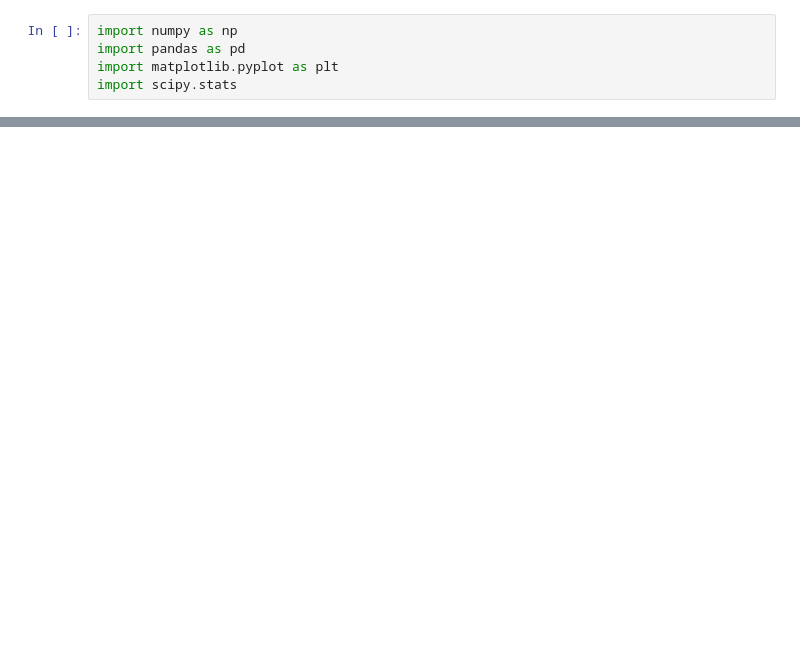
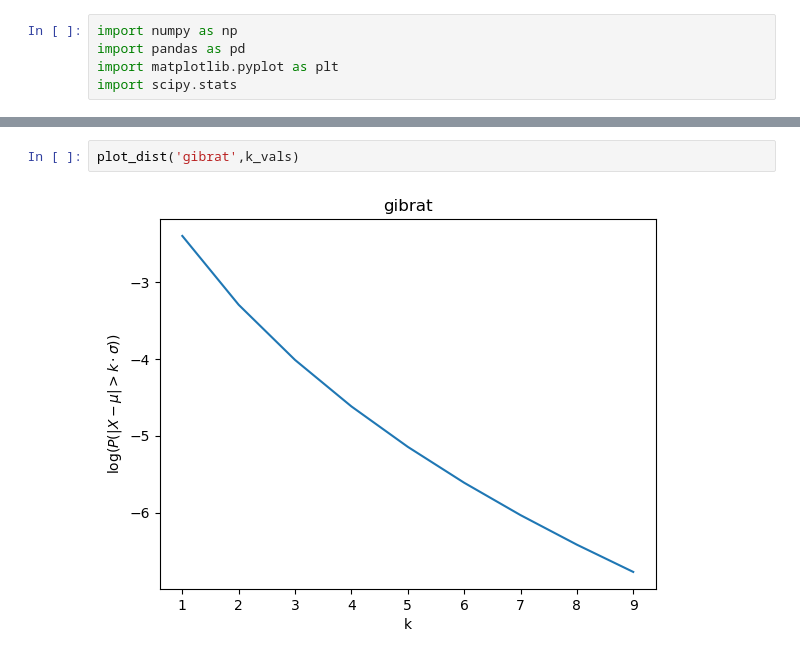
Before and after one commit to maxspiv/Advanced-Probability, a Jupyter notebook: AP Day 35.ipynb, the cells around one changed output, grey strips where cells are left out. Saved outputs shown, nothing was run; the diff lists cells and outputs as text; blank space fills up the shorter version.

```diff
--- a/AP Day 35.ipynb
+++ b/AP Day 35.ipynb
@@ -35,0 +26,4 @@ plt.plot(plot[0],np.log(plot[1]))
+# %%
+plot_dist('gibrat',k_vals)
+# %% [output]
+[figure, added]
```
Also changed, not shown: parts of 22 cells of this notebook.
